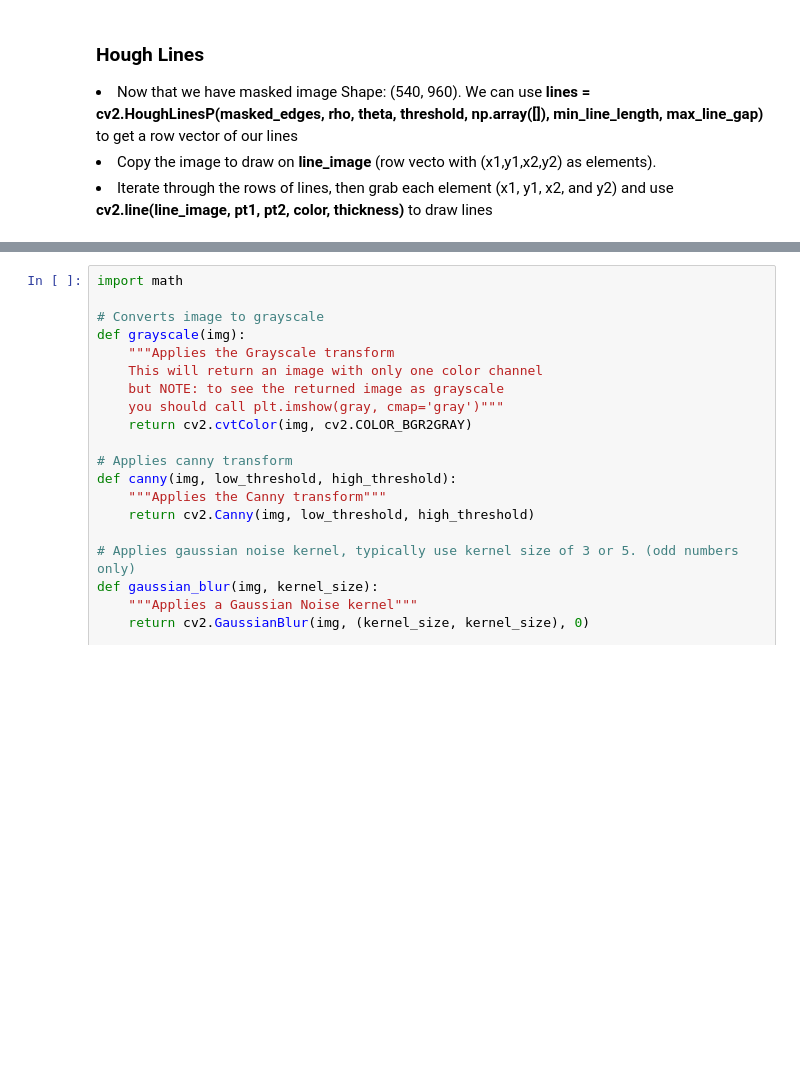
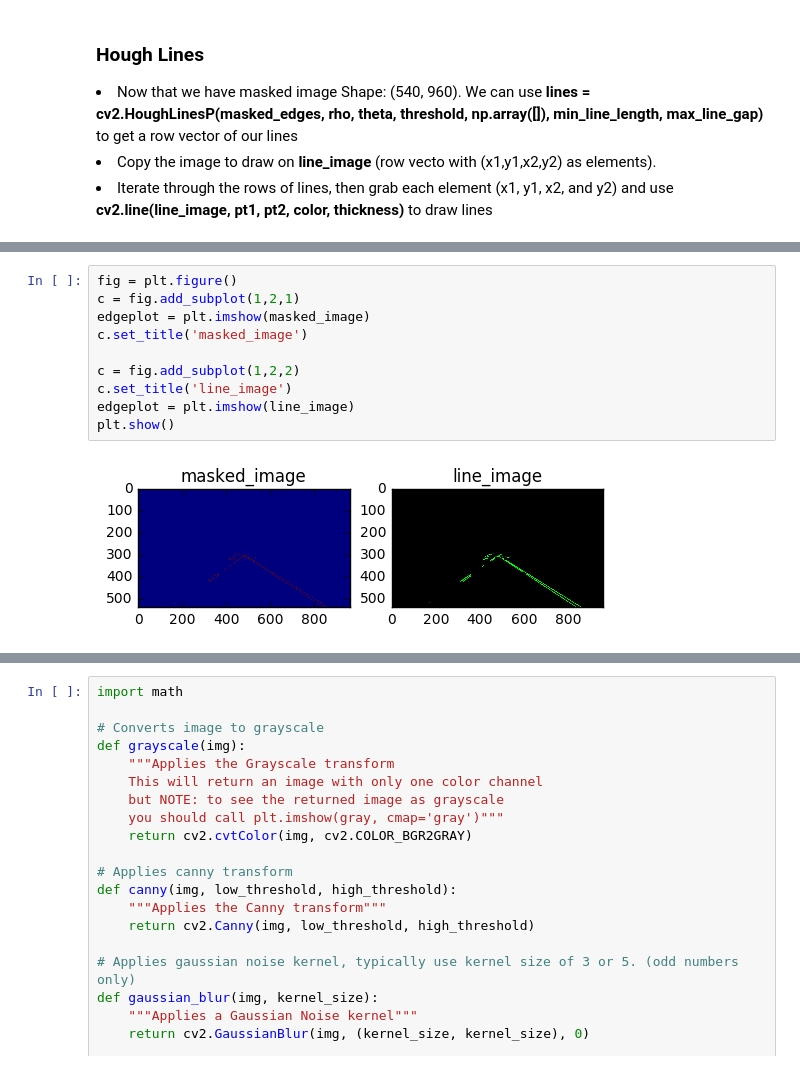
Before and after one commit to JonathanCMitchell/Self-Driving-Car-ND, a Jupyter notebook: Project 1-Lane Detection.ipynb, the cells around one changed output, grey strips where cells are left out. Drawn from its saved outputs; the diff is of its cells as text; blank space fills up the shorter version.

```diff
--- a/Project 1-Lane Detection.ipynb
+++ b/Project 1-Lane Detection.ipynb
@@ -144,0 +153,12 @@ line image shape:  (540, 960, 3)
+# %%
+fig = plt.figure()
+c = fig.add_subplot(1,2,1)
+edgeplot = plt.imshow(masked_image)
+c.set_title('masked_image')
+
+c = fig.add_subplot(1,2,2)
+c.set_title('line_image')
+edgeplot = plt.imshow(line_image)
+plt.show()
+# %% [output]
+[figure, added]
```
Also changed, not shown: parts of 3 cells of this notebook, 1 other file.
